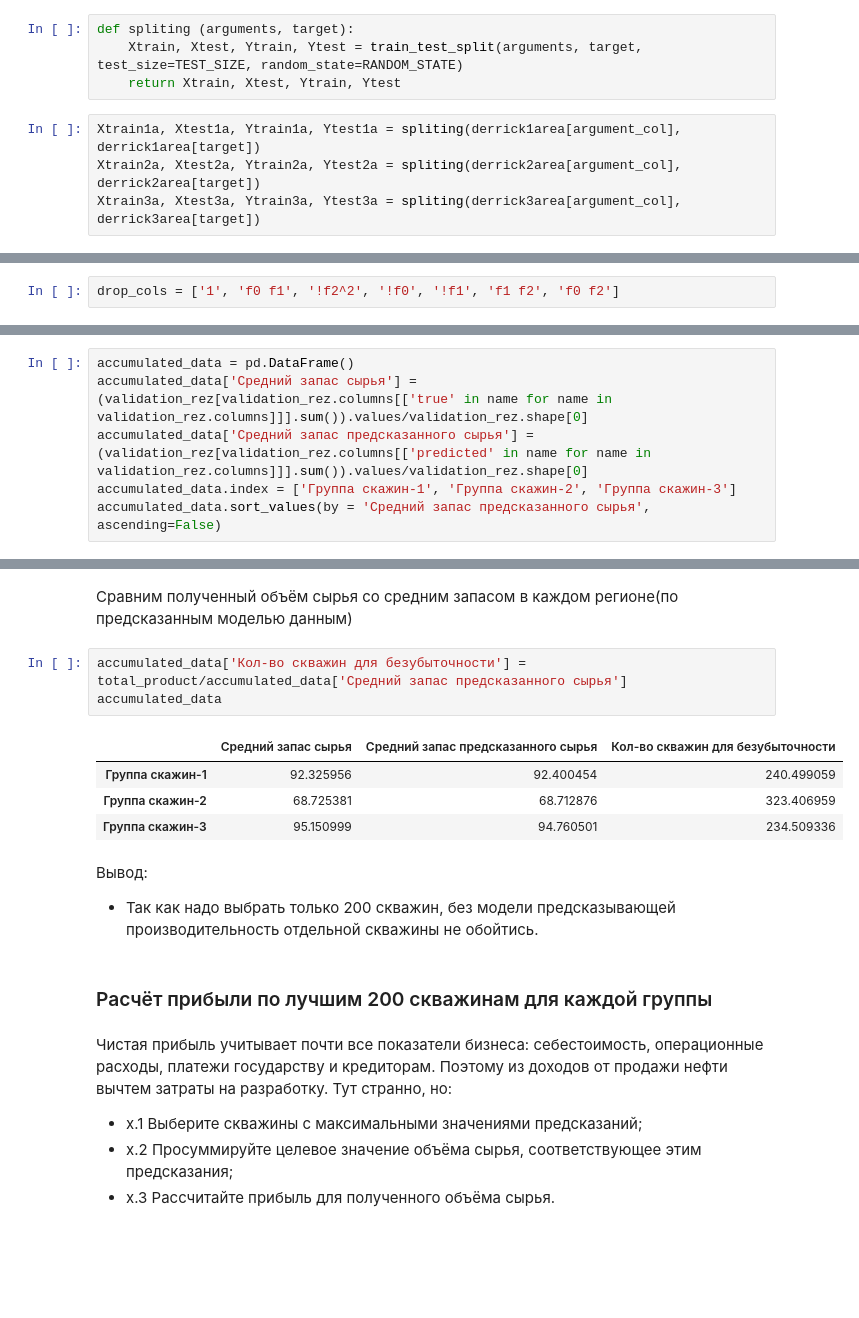
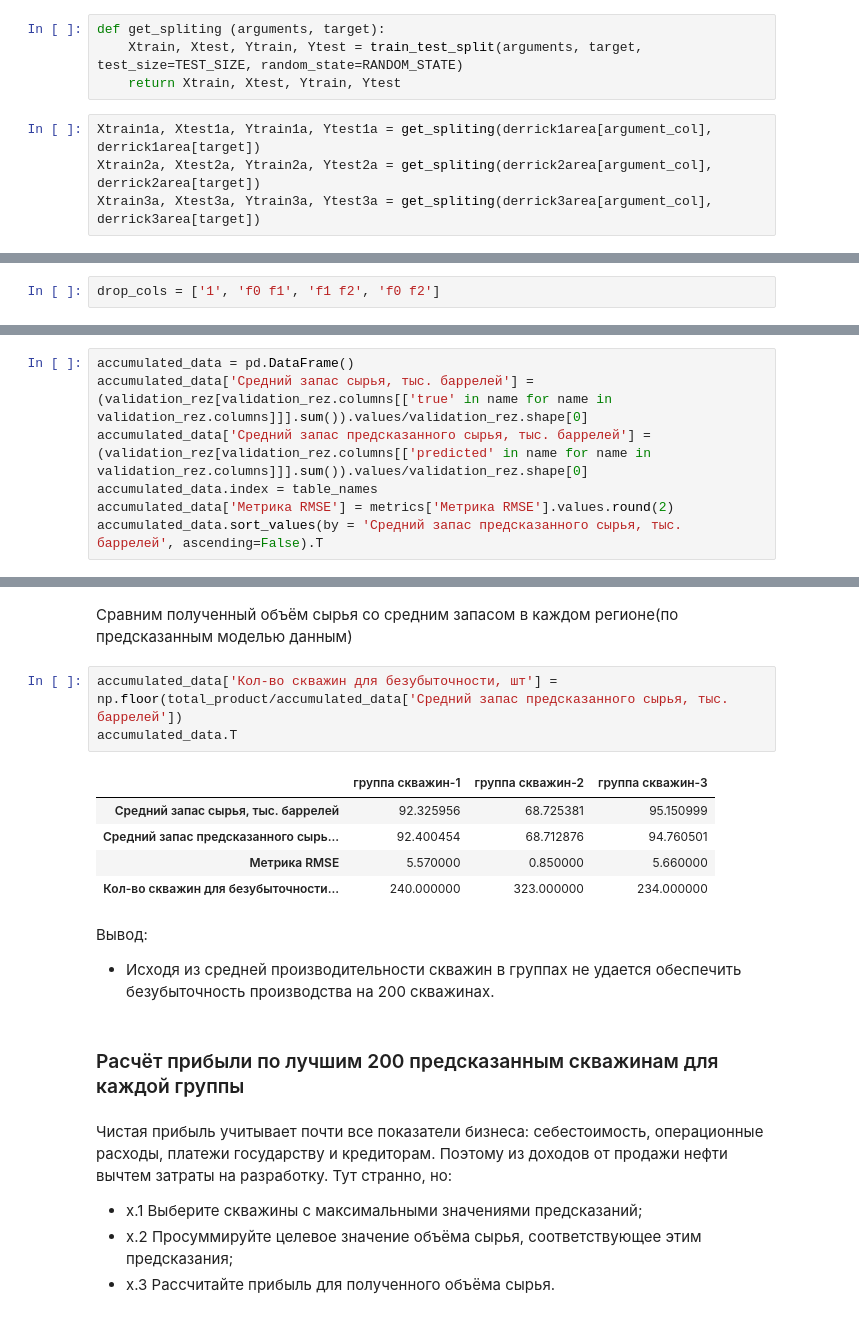
Before and after one commit to MalastowskiNS/-YanXPraKPjcts, a Jupyter notebook: M03P01-OilDerricksLocation/start.ipynb, the cells around one changed output, grey strips where cells are left out. Drawn from its saved outputs; the diff is of its cells as text; blank space fills up the shorter version.

```diff
--- a/M03P01-OilDerricksLocation/start.ipynb
+++ b/M03P01-OilDerricksLocation/start.ipynb
@@ -362,10 +352,10 @@ dummy_test_model = prediction_model(argument_col, 'Min/Max', 'DummyRegressor')
 # %% [markdown]
 ### Формирование обучающих и валидационных выборок в соотношении 75:25
 # %%
-def spliting (arguments, target):
+def get_spliting (arguments, target):
     Xtrain, Xtest, Ytrain, Ytest = train_test_split(arguments, target, test_size=TEST_SIZE, random_state=RANDOM_STATE)
     return Xtrain, Xtest, Ytrain, Ytest
 # %%
-Xtrain1a, Xtest1a, Ytrain1a, Ytest1a = spliting(derrick1area[argument_col], derrick1area[target])
-Xtrain2a, Xtest2a, Ytrain2a, Ytest2a = spliting(derrick2area[argument_col], derrick2area[target])
-Xtrain3a, Xtest3a, Ytrain3a, Ytest3a = spliting(derrick3area[argument_col], derrick3area[target])
+Xtrain1a, Xtest1a, Ytrain1a, Ytest1a = get_spliting(derrick1area[argument_col], derrick1area[target])
+Xtrain2a, Xtest2a, Ytrain2a, Ytest2a = get_spliting(derrick2area[argument_col], derrick2area[target])
+Xtrain3a, Xtest3a, Ytrain3a, Ytest3a = get_spliting(derrick3area[argument_col], derrick3area[target])
@@ -446,7 +438,7 @@ Wall time: 2.81 s
 # %% [markdown]
 Таким образом, можно отбросить следующие признаки (но все таки оставим изначальные):
 # %%
-drop_cols = ['1', 'f0 f1', '!f2^2', '!f0', '!f1', 'f1 f2', 'f0 f2']
+drop_cols = ['1', 'f0 f1', 'f1 f2', 'f0 f2']
 # %%
 cols = X_train.columns[~np.isin(X_train.columns, drop_cols)]
 lin_model = prediction_model(cols, 'Min/Max', 'LinearRegression')
@@ -502,7 +561,8 @@ validation_rez.head(5)
 # %%
 accumulated_data = pd.DataFrame()
-accumulated_data['Cредний запас сырья'] = (validation_rez[validation_rez.columns[['true' in name for name in validation_rez.columns]]].sum()).values/validation_rez.shape[0]
-accumulated_data['Cредний запас предсказанного сырья'] = (validation_rez[validation_rez.columns[['predicted' in name for name in validation_rez.columns]]].sum()).values/validation_rez.shape[0]
-accumulated_data.index = ['Группа скажин-1', 'Группа скажин-2', 'Группа скажин-3']
-accumulated_data.sort_values(by = 'Cредний запас предсказанного сырья', ascending=False)
+accumulated_data['Cредний запас сырья, тыс. баррелей'] = (validation_rez[validation_rez.columns[['true' in name for name in validation_rez.columns]]].sum()).values/validation_rez.shape[0]
+accumulated_data['Cредний запас предсказанного сырья, тыс. баррелей'] = (validation_rez[validation_rez.columns[['predicted' in name for name in validation_rez.columns]]].sum()).values/validation_rez.shape[0]
+accumulated_data.index = table_names
+accumulated_data['Метрика RMSE'] = metrics['Метрика RMSE'].values.round(2)
+accumulated_data.sort_values(by = 'Cредний запас предсказанного сырья, тыс. баррелей', ascending=False).T
 # %% [output]
@@ -561,18 +595,19 @@ print('Необходимое количество добытой нефти с
 # %% [markdown]
 Сравним полученный объём сырья со средним запасом в каждом регионе(по предсказанным моделью данным)
 # %%
-accumulated_data['Кол-во скважин для безубыточности'] = total_product/accumulated_data['Cредний запас предсказанного сырья']
-accumulated_data
+accumulated_data['Кол-во скважин для безубыточности, шт'] = np.floor(total_product/accumulated_data['Cредний запас предсказанного сырья, тыс. баррелей'])
+accumulated_data.T
 # %% [output]
-|  | Cредний запас сырья | Cредний запас предсказанного сырья | Кол-во скважин для безубыточности |
-| Группа скажин-1 | 92.325956 | 92.400454 | 240.499059 |
-| Группа скажин-2 | 68.725381 | 68.712876 | 323.406959 |
-| Группа скажин-3 | 95.150999 | 94.760501 | 234.509336 |
+|  | группа скважин-1 | группа скважин-2 | группа скважин-3 |
+| Cредний запас сырья, тыс. баррелей | 92.325956 | 68.725381 | 95.150999 |
+| Cредний запас предсказанного сырь... | 92.400454 | 68.712876 | 94.760501 |
+| Метрика RMSE | 5.570000 | 0.850000 | 5.660000 |
+| Кол-во скважин для безубыточности... | 240.000000 | 323.000000 | 234.000000 |
-# %% [markdown]
-Вывод:
- - Так как надо выбрать только 200 скважин, без модели предсказывающей производительность отдельной скважины не обойтись.
+# %% [markdown]
+Вывод:
+ - Исходя из средней производительности скважин в группах не удается обеспечить безубыточность производства на 200 скважинах.
 # %% [markdown]
-### Расчёт прибыли по лучшим 200 скважинам для каждой группы
+### Расчёт прибыли по лучшим 200 предсказанным скважинам для каждой группы
 # %% [markdown]
 Чистая прибыль учитывает почти все показатели бизнеса: себестоимость, операционные расходы, платежи государству и кредиторам. Поэтому из доходов от продажи нефти вычтем затраты на разработку. Тут странно, но:
 
```
Also changed, not shown: parts of 60 cells of this notebook.
